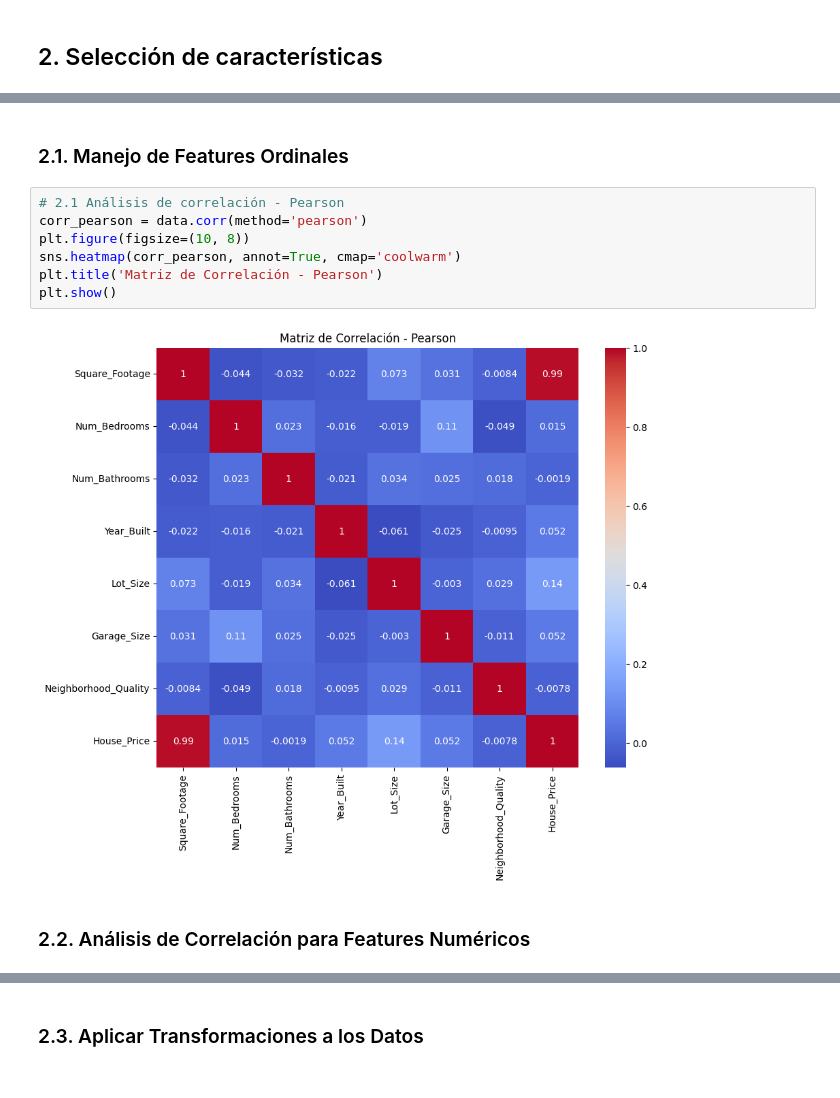
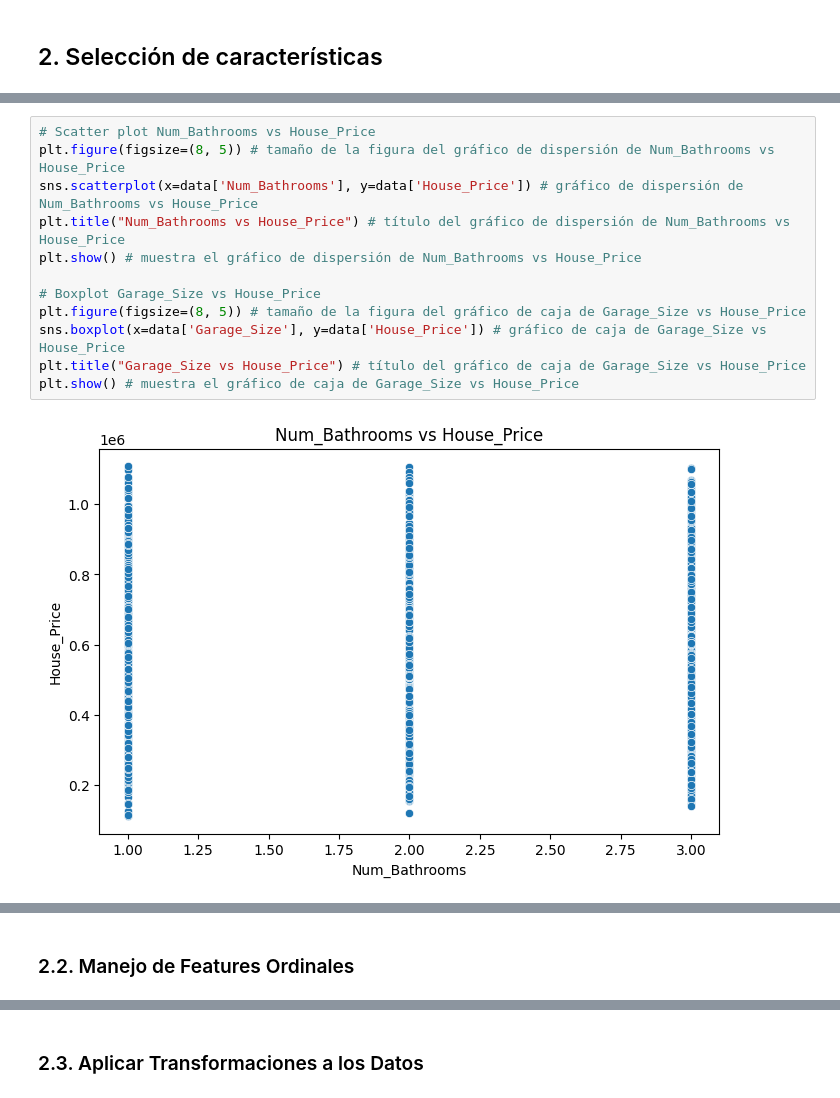
Before and after one commit to XoulEater/Tarea_1_IA, a Jupyter notebook: main.ipynb, the cells around one changed output, grey strips where cells are left out. Saved outputs shown, nothing was run; the diff lists cells and outputs as text.

```diff
--- a/main.ipynb
+++ b/main.ipynb
@@ -140,0 +178,14 @@ plt.show()
+# %%
+# Scatter plot Num_Bathrooms vs House_Price
+plt.figure(figsize=(8, 5)) # tamaño de la figura del gráfico de dispersión de Num_Bathrooms vs House_Price
+sns.scatterplot(x=data['Num_Bathrooms'], y=data['House_Price']) # gráfico de dispersión de Num_Bathrooms vs House_Price
+plt.title("Num_Bathrooms vs House_Price") # título del gráfico de dispersión de Num_Bathrooms vs House_Price
+plt.show() # muestra el gráfico de dispersión de Num_Bathrooms vs House_Price
+
+# Boxplot Garage_Size vs House_Price
+plt.figure(figsize=(8, 5)) # tamaño de la figura del gráfico de caja de Garage_Size vs House_Price
+sns.boxplot(x=data['Garage_Size'], y=data['House_Price']) # gráfico de caja de Garage_Size vs House_Price
+plt.title("Garage_Size vs House_Price") # título del gráfico de caja de Garage_Size vs House_Price
+plt.show() # muestra el gráfico de caja de Garage_Size vs House_Price
+# %% [output]
+[figure, added]
@@ -141,13 +193,2 @@ plt.show()
 # %% [markdown]
-### 2.1. Manejo de Features Ordinales
+### 2.2. Manejo de Features Ordinales
-# %%
-# 2.1 Análisis de correlación - Pearson
-corr_pearson = data.corr(method='pearson')
-plt.figure(figsize=(10, 8))
-sns.heatmap(corr_pearson, annot=True, cmap='coolwarm')
-plt.title('Matriz de Correlación - Pearson')
-plt.show()
-# %% [output]
-[figure, removed]
-# %% [markdown]
-### 2.2. Análisis de Correlación para Features Numéricos
```
Also changed, not shown: parts of 41 cells of this notebook.
